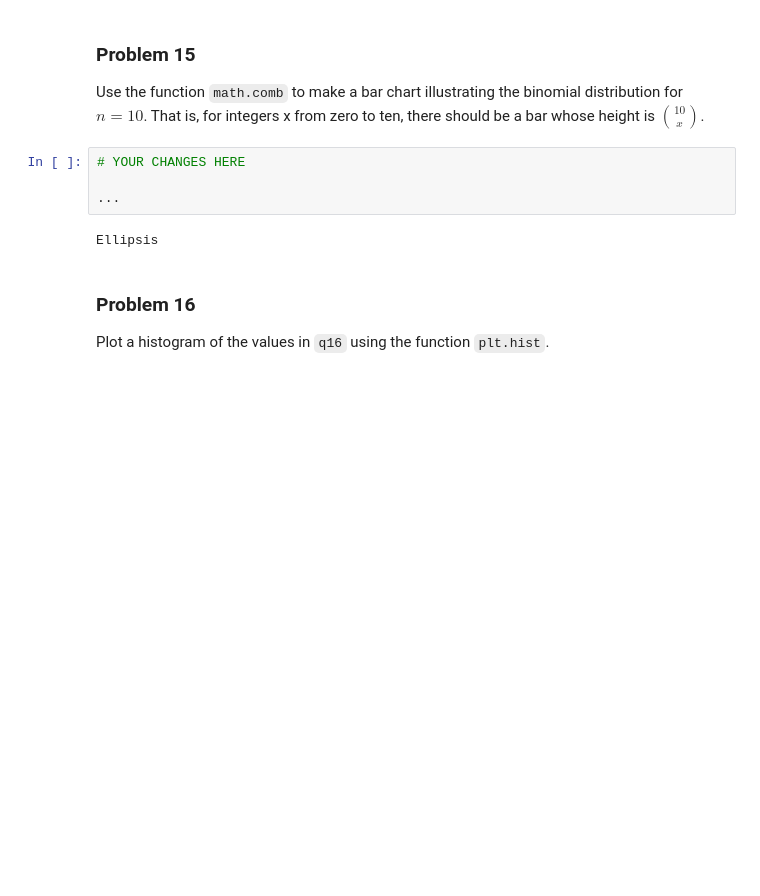
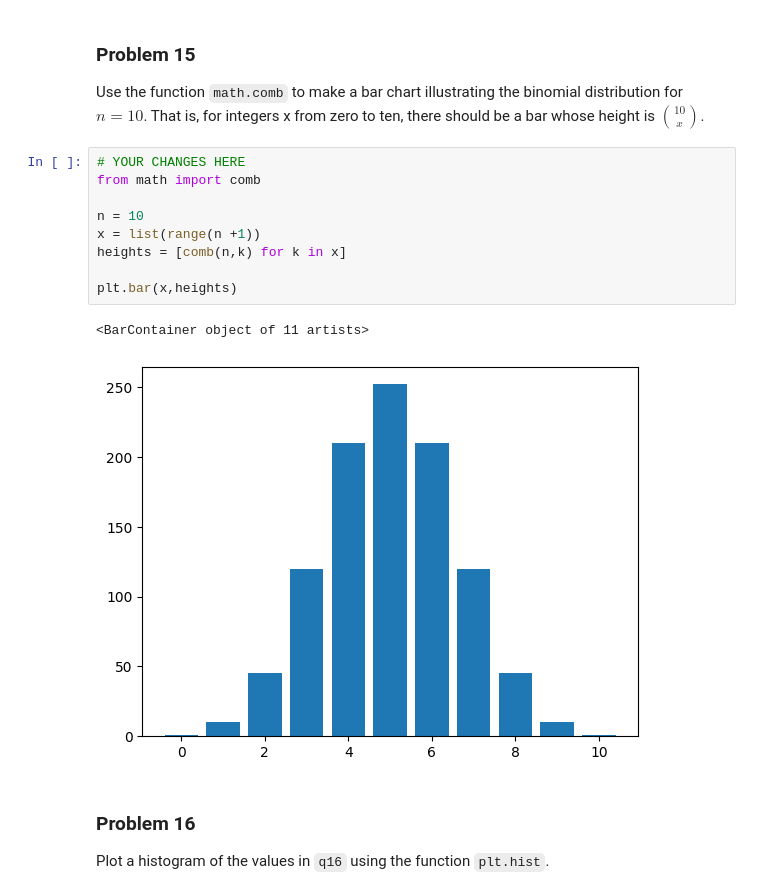
Before and after one commit to ktennant5378/dx602-homework-05, a Jupyter notebook: homework.ipynb, the cells around one changed output. Cells and saved outputs as stored; diff of their text form; blank space fills up the shorter version.

```diff
--- a/homework.ipynb
+++ b/homework.ipynb
@@ -378,12 +378,18 @@ plt.savefig("p14.png")
 
 Use the function `math.comb` to make a bar chart illustrating the binomial distribution for $n=10$.
 That is, for integers x from zero to ten, there should be a bar whose height is $10 \choose x$.
-# %%
-# YOUR CHANGES HERE
-
-...
-# %% [output]
-Ellipsis
+# %%
+# YOUR CHANGES HERE
+from math import comb
+
+n = 10
+x = list(range(n +1))
+heights = [comb(n,k) for k in x]
+
+plt.bar(x,heights)
+# %% [output]
+<BarContainer object of 11 artists>
+[figure, added]
 # %% [markdown]
 ### Problem 16
 
```
Also changed, not shown: parts of 2 cells of this notebook.
